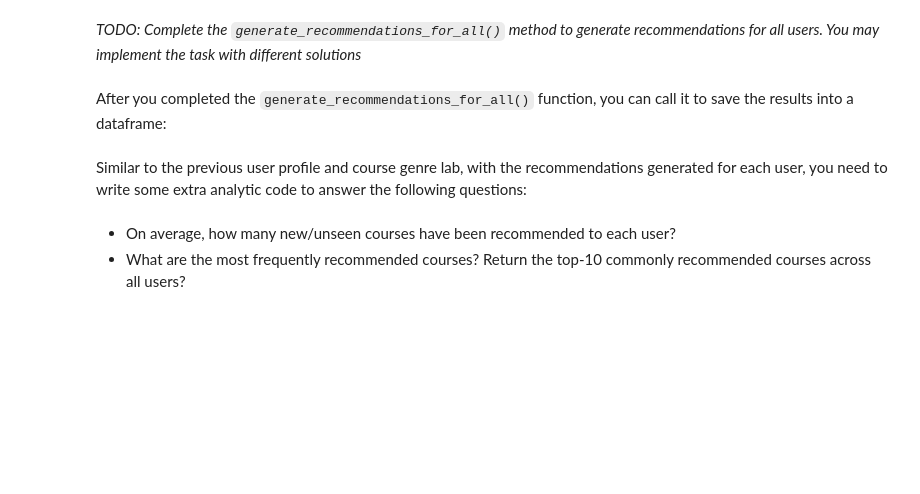
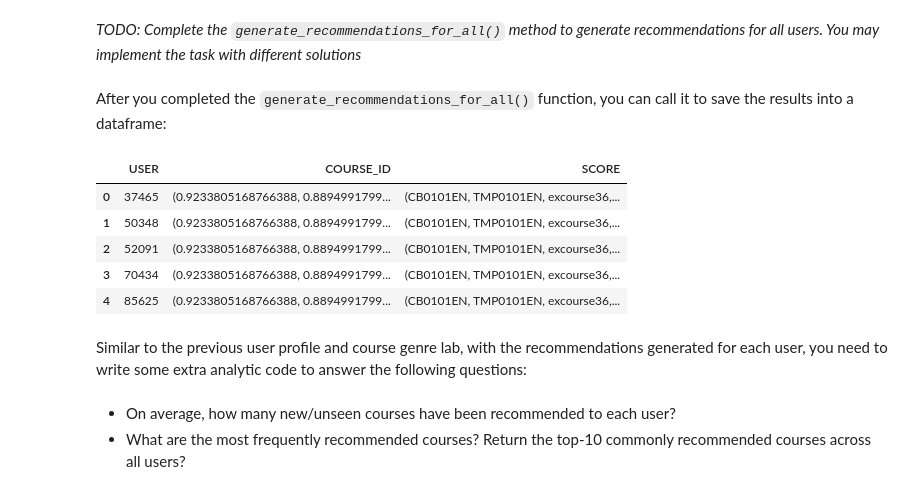
Before and after one commit to mzaoualim/Coursera_IBM_Machine_Learning_Professional_Certificate, a Jupyter notebook: Machine Learning Capstone/lab_jupyter_content_course_similarity.ipynb, the cells around one changed output. Saved outputs shown, nothing was run; the diff lists cells and outputs as text; code cells hidden in the pictures; blank space fills up the shorter version.

```diff
--- a/Machine Learning Capstone/lab_jupyter_content_course_similarity.ipynb
+++ b/Machine Learning Capstone/lab_jupyter_content_course_similarity.ipynb
@@ -327,5 +341,15 @@ res_dict['USER'] = users
 res_dict['SCORE'] = sim_scores
 res_df = pd.DataFrame(res_dict, columns=['USER', 'COURSE_ID', 'SCORE'])
+# %%
+res_df.head()
+#Still having difficulties solving this part!
+# %% [output]
+|  | USER | COURSE_ID | SCORE |
+| 0 | 37465 | (0.9233805168766388, 0.8894991799... | (CB0101EN, TMP0101EN, excourse36,... |
+| 1 | 50348 | (0.9233805168766388, 0.8894991799... | (CB0101EN, TMP0101EN, excourse36,... |
+| 2 | 52091 | (0.9233805168766388, 0.8894991799... | (CB0101EN, TMP0101EN, excourse36,... |
+| 3 | 70434 | (0.9233805168766388, 0.8894991799... | (CB0101EN, TMP0101EN, excourse36,... |
+| 4 | 85625 | (0.9233805168766388, 0.8894991799... | (CB0101EN, TMP0101EN, excourse36,... |
 # %% [markdown]
 Similar to the previous user profile and course genre lab, with the recommendations generated for each user, you need to write some extra analytic code to answer the following questions:
 # %% [markdown]
```
Also changed, not shown: parts of 3 cells of this notebook.
